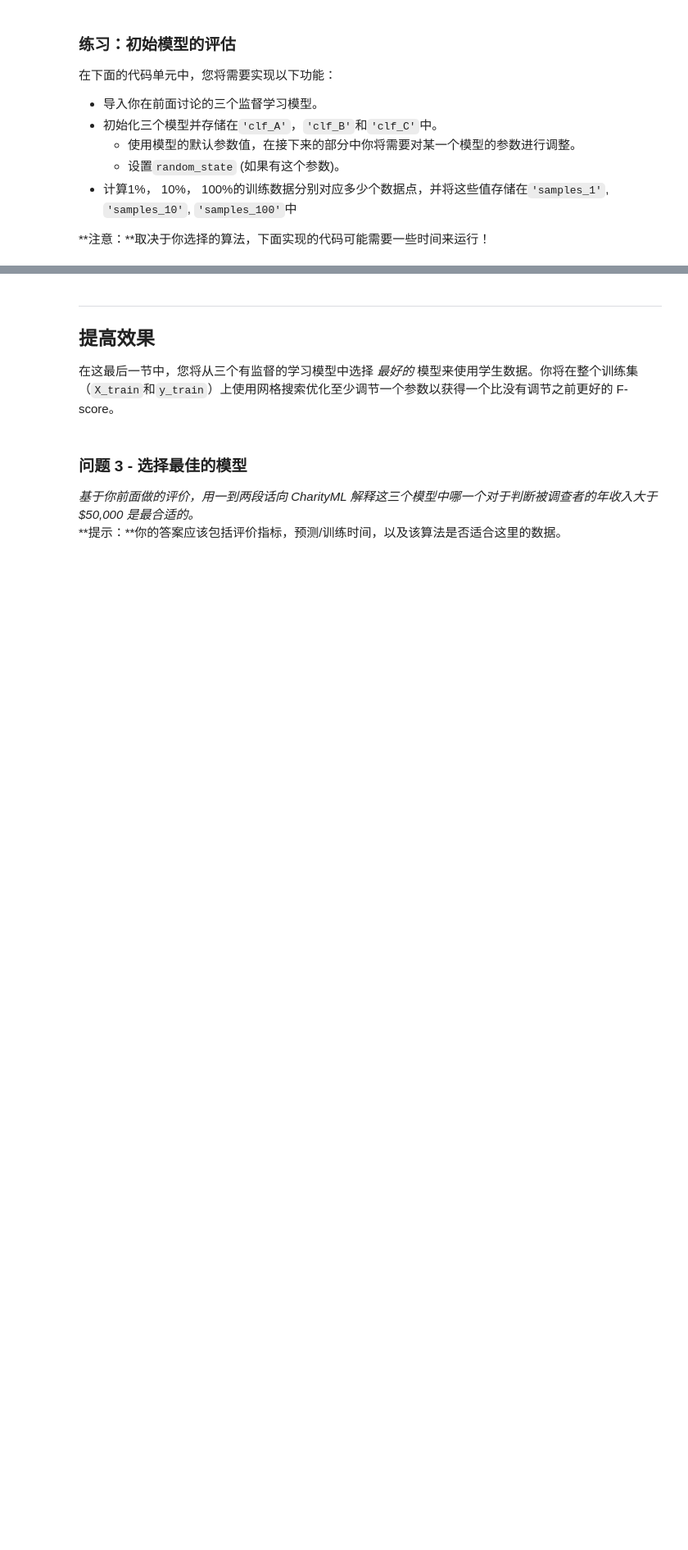
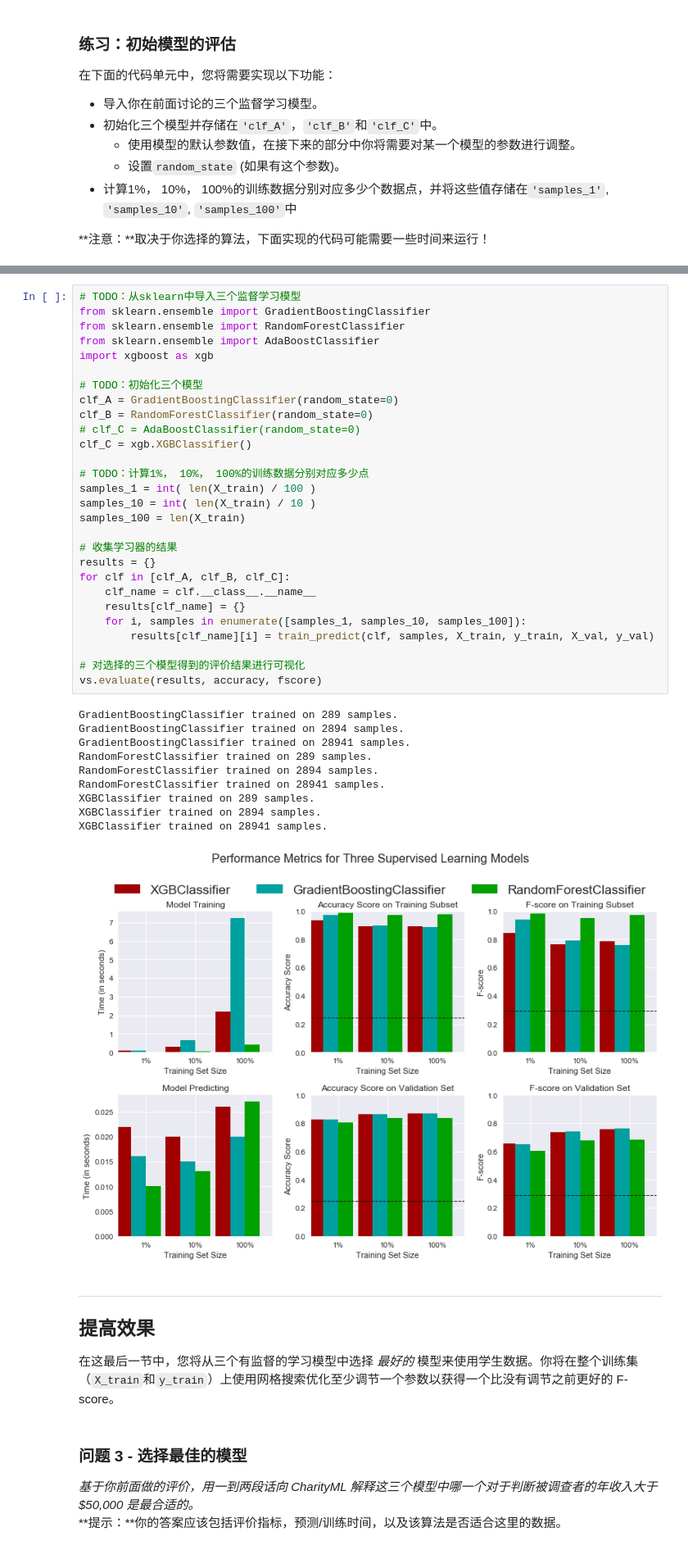
Before and after one commit to Miracle-cl/MLND, a Jupyter notebook: finding_donors_P2/finding_donors.ipynb, the cells around one changed output, grey strips where cells are left out. Shown at 82% size. Drawn from its saved outputs; the diff is of its cells as text; blank space fills up the shorter version.

```diff
--- a/finding_donors_P2/finding_donors.ipynb
+++ b/finding_donors_P2/finding_donors.ipynb
@@ -441,3 +449,42 @@ SVC trained on 28941 samples.
+# %%
+# TODO：从sklearn中导入三个监督学习模型
+from sklearn.ensemble import GradientBoostingClassifier
+from sklearn.ensemble import RandomForestClassifier
+from sklearn.ensemble import AdaBoostClassifier
+import xgboost as xgb
+
+# TODO：初始化三个模型
+clf_A = GradientBoostingClassifier(random_state=0)
+clf_B = RandomForestClassifier(random_state=0)
+# clf_C = AdaBoostClassifier(random_state=0)
+clf_C = xgb.XGBClassifier()
+
+# TODO：计算1%， 10%， 100%的训练数据分别对应多少点
+samples_1 = int( len(X_train) / 100 )
+samples_10 = int( len(X_train) / 10 )
+samples_100 = len(X_train)
+
+# 收集学习器的结果
+results = {}
+for clf in [clf_A, clf_B, clf_C]:
+    clf_name = clf.__class__.__name__
+    results[clf_name] = {}
+    for i, samples in enumerate([samples_1, samples_10, samples_100]):
+        results[clf_name][i] = train_predict(clf, samples, X_train, y_train, X_val, y_val)
+
+# 对选择的三个模型得到的评价结果进行可视化
+vs.evaluate(results, accuracy, fscore)
+# %% [output]
+GradientBoostingClassifier trained on 289 samples.
+GradientBoostingClassifier trained on 2894 samples.
+GradientBoostingClassifier trained on 28941 samples.
+RandomForestClassifier trained on 289 samples.
+RandomForestClassifier trained on 2894 samples.
+RandomForestClassifier trained on 28941 samples.
+XGBClassifier trained on 289 samples.
+XGBClassifier trained on 2894 samples.
+XGBClassifier trained on 28941 samples.
+[figure, added]
 # %% [markdown]
 ----
 ## 提高效果
```
Also changed, not shown: parts of 9 cells of this notebook.
